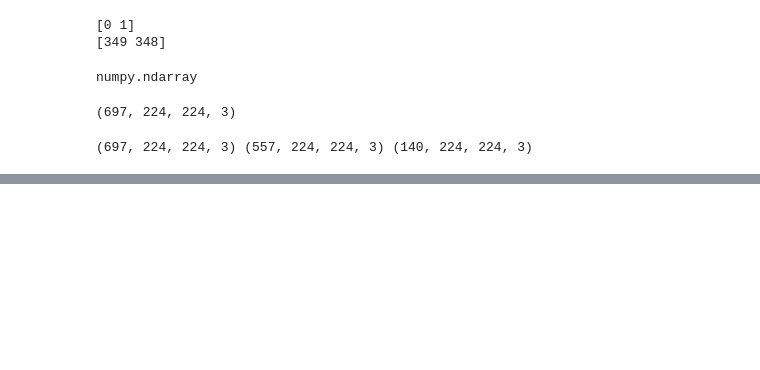
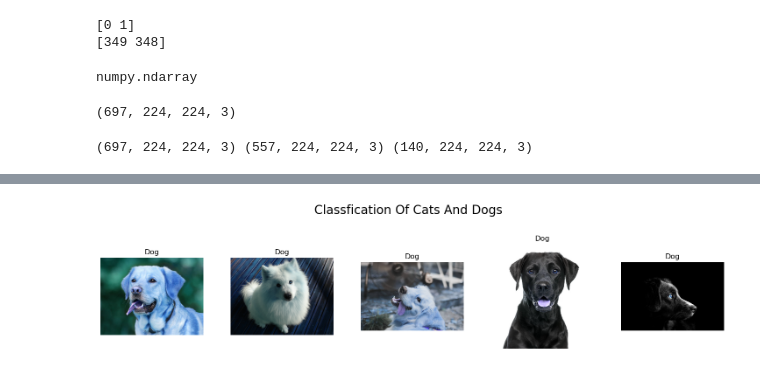
Before and after one commit to mohsinziaa/Cats-And-Dogs-Classification, a Jupyter notebook: Cats And Dogs Classification.ipynb, the cells around one changed output, grey strips where cells are left out. Cells and saved outputs as stored; diff of their text form; code cells hidden in the pictures; blank space fills up the shorter version.

```diff
--- a/Cats And Dogs Classification.ipynb
+++ b/Cats And Dogs Classification.ipynb
@@ -281,7 +281,3 @@ def classifyImage(path):
 
     else:
         print('The image represents a Dog')
-# %%
-for i in range(5):
-    imagePath = "./testingData/Cat"+str(i+1)+".jpg"
-    classifyImage(imagePath)
@@ -343,0 +333,10 @@ The image represents a Dog
+# %%
+filesToRead = 5
+
+dogsImagesPath = ['']*filesToRead
+
+for i in range(5):
+    dogsImagesPath[i] = "./testingData/Dog"+str(i+1)+".jpg"
+
+plotData(dogsImagesPath)
+# %% [output]
@@ -343,0 +348 @@ The image represents a Dog
+[figure, added]
```
Also changed, not shown: parts of 12 cells of this notebook.
